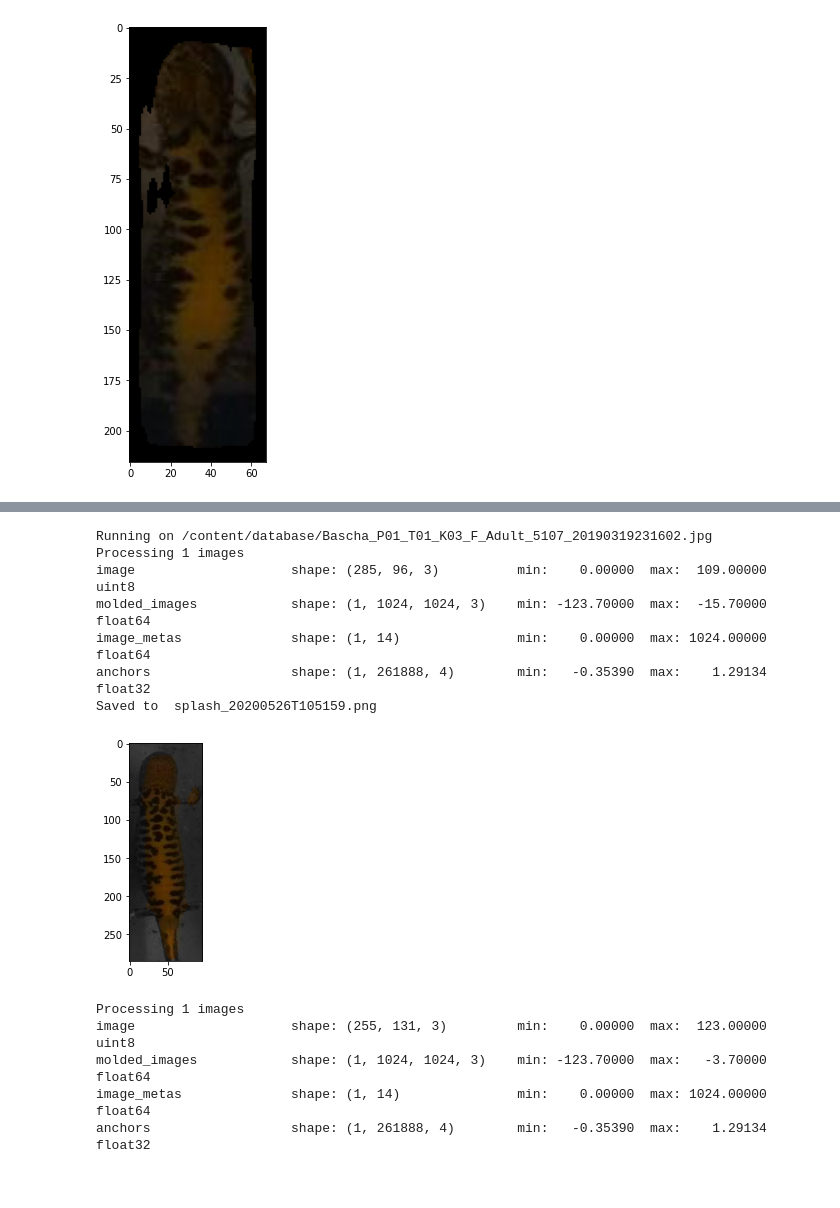
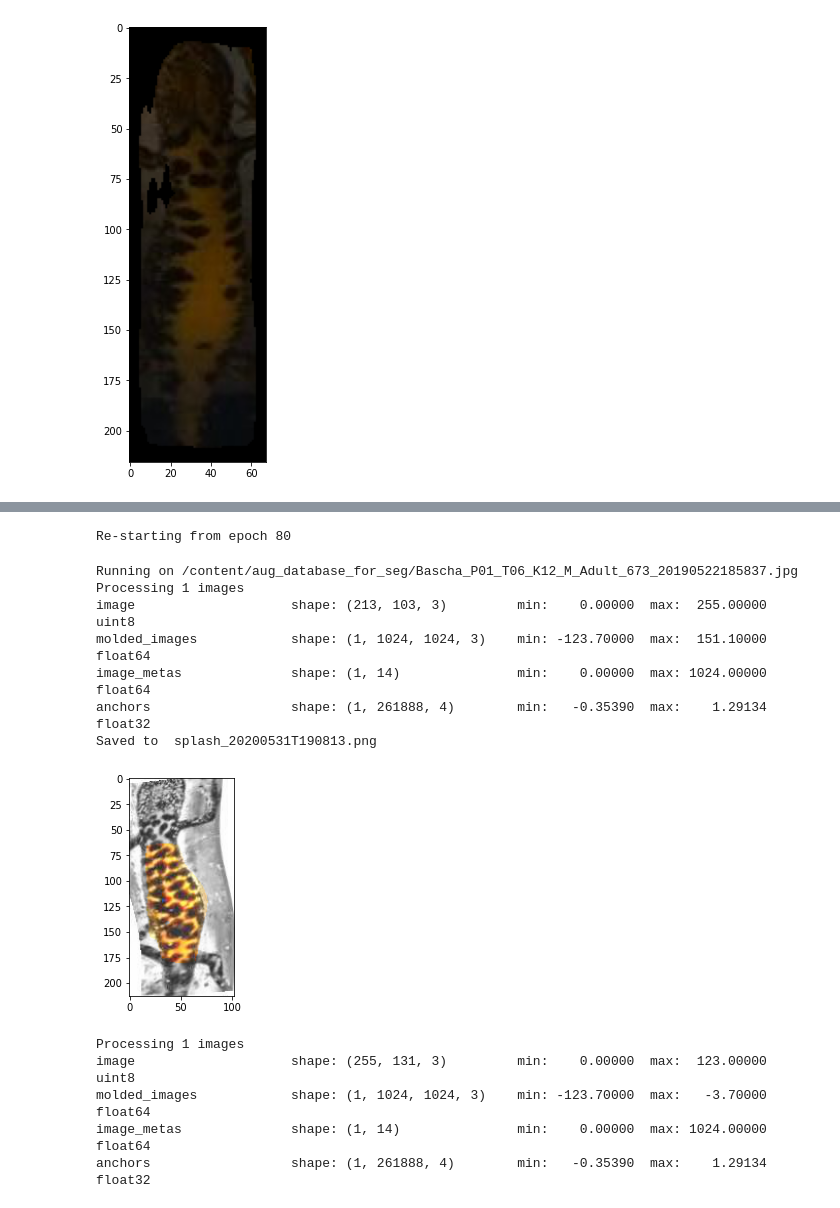
Before and after one commit to GuillaumeMagnette/Stage_Tritons, a Jupyter notebook: Mask_RCNN.ipynb, the cells around one changed output, grey strips where cells are left out. Saved outputs shown, nothing was run; the diff lists cells and outputs as text; code cells hidden in the pictures.

```diff
--- a/Mask_RCNN.ipynb
+++ b/Mask_RCNN.ipynb
@@ -355,7 +374,7 @@ class NewtsConfig(Config):
     Derives from the base Config class and overrides some values.
     """
     # Give the configuration a recognizable name
-    NAME = "newt"
+    NAME = "newt_pattern"
 
     # We use a GPU with 12GB memory, which can fit two images.
     # Adjust down if you use a smaller GPU.
@@ -382,7 +401,7 @@ class NewtsDataset(utils.Dataset):
         subset: Subset to load: train or val
         """
         # Add classes. We have only one class to add.
-        self.add_class("newt", 1, "newt")
+        self.add_class("newt_pattern", 1, "newt_pattern")
 
         # Train or validation dataset?
         #assert subset in ["train", "test"]
@@ -405,7 +424,7 @@ class NewtsDataset(utils.Dataset):
         # We mostly care about the x and y coordinates of each region
         # Note: In VIA 2.0, regions was changed from a dict to a list.
         #/content/images_annotated/via_export_newts.json
-        annotations = json.load(open(os.path.join(dataset_dir, "via_export_newts.json")))
+        annotations = json.load(open(os.path.join(dataset_dir, "via_export_newts_pattern.json")))
         annotations = list(annotations.values())  # don't need the dict keys
 
         # The VIA tool saves images in the JSON even if they don't have any
@@ -431,7 +450,7 @@ class NewtsDataset(utils.Dataset):
             height, width = image.shape[:2]
 
             self.add_image(
-                "newt",
+                "newt_pattern",
                 image_id=a['filename'],  # use file name as a unique image id
                 path=image_path,
                 width=width, height=height,
@@ -446,7 +465,7 @@ class NewtsDataset(utils.Dataset):
         """
         # If not a newt dataset image, delegate to parent class.
         image_info = self.image_info[image_id]
-        if image_info["source"] != "newt":
+        if image_info["source"] != "newt_pattern":
             return super(self.__class__, self).load_mask(image_id)
 
         # Convert polygons to a bitmap mask of shape
@@ -466,13 +485,13 @@ class NewtsDataset(utils.Dataset):
     def image_reference(self, image_id):
         """Return the path of the image."""
         info = self.image_info[image_id]
-        if info["source"] == "newt":
+        if info["source"] == "newt_pattern":
             return info["path"]
         else:
             super(self.__class__, self).image_reference(image_id)
 # %%
 config = NewtsConfig()
-NEWTS_DIR = os.path.join(ROOT_DIR, "images_annotated")
+NEWTS_DIR = os.path.join(ROOT_DIR, "pattern_annotated")
 # %%
 
 # Load dataset
@@ -621,10 +625,12 @@ class InferenceConfig(NewtsConfig):
 
 model = modellib.MaskRCNN(mode="inference", config=config,
                                   model_dir=DEFAULT_LOGS_DIR)
-weights_path = '/content/drive/My Drive/Stage/mask_rcnn_latest.h5'
+weights_path = '/content/Mask_RCNN/logs/newt_pattern20200531T1608/mask_rcnn_newt_pattern_0080.h5'
 model.load_weights(weights_path, by_name=True)
 
 config = InferenceConfig()
+# %% [output]
+Re-starting from epoch 80
 # %%
 def color_splash(image, mask):
     """Apply color splash effect.
@@ -700,15 +704,15 @@ img_path = '/content/database/Bascha_P01_T01_K03_M_Adult_4407_20190321001146.jpg
 # %%
-
+img_path = '/content/aug_database_for_seg/Bascha_P01_T06_K12_M_Adult_673_20190522185837.jpg'
 detect_and_color_splash(model, image_path=img_path, video_path=None)
 # %% [output]
-Running on /content/database/Bascha_P01_T01_K03_F_Adult_5107_20190319231602.jpg
+Running on /content/aug_database_for_seg/Bascha_P01_T06_K12_M_Adult_673_20190522185837.jpg
 Processing 1 images
-image                    shape: (285, 96, 3)          min:    0.00000  max:  109.00000  uint8
-molded_images            shape: (1, 1024, 1024, 3)    min: -123.70000  max:  -15.70000  float64
+image                    shape: (213, 103, 3)         min:    0.00000  max:  255.00000  uint8
+molded_images            shape: (1, 1024, 1024, 3)    min: -123.70000  max:  151.10000  float64
 image_metas              shape: (1, 14)               min:    0.00000  max: 1024.00000  float64
 anchors                  shape: (1, 261888, 4)        min:   -0.35390  max:    1.29134  float32
-Saved to  splash_20200526T105159.png
+Saved to  splash_20200531T190813.png
-[figure, old version]
+[figure, new version]
 # %%
 import skimage
 from skimage import measure
```
Also changed, not shown: parts of 16 cells of this notebook.
